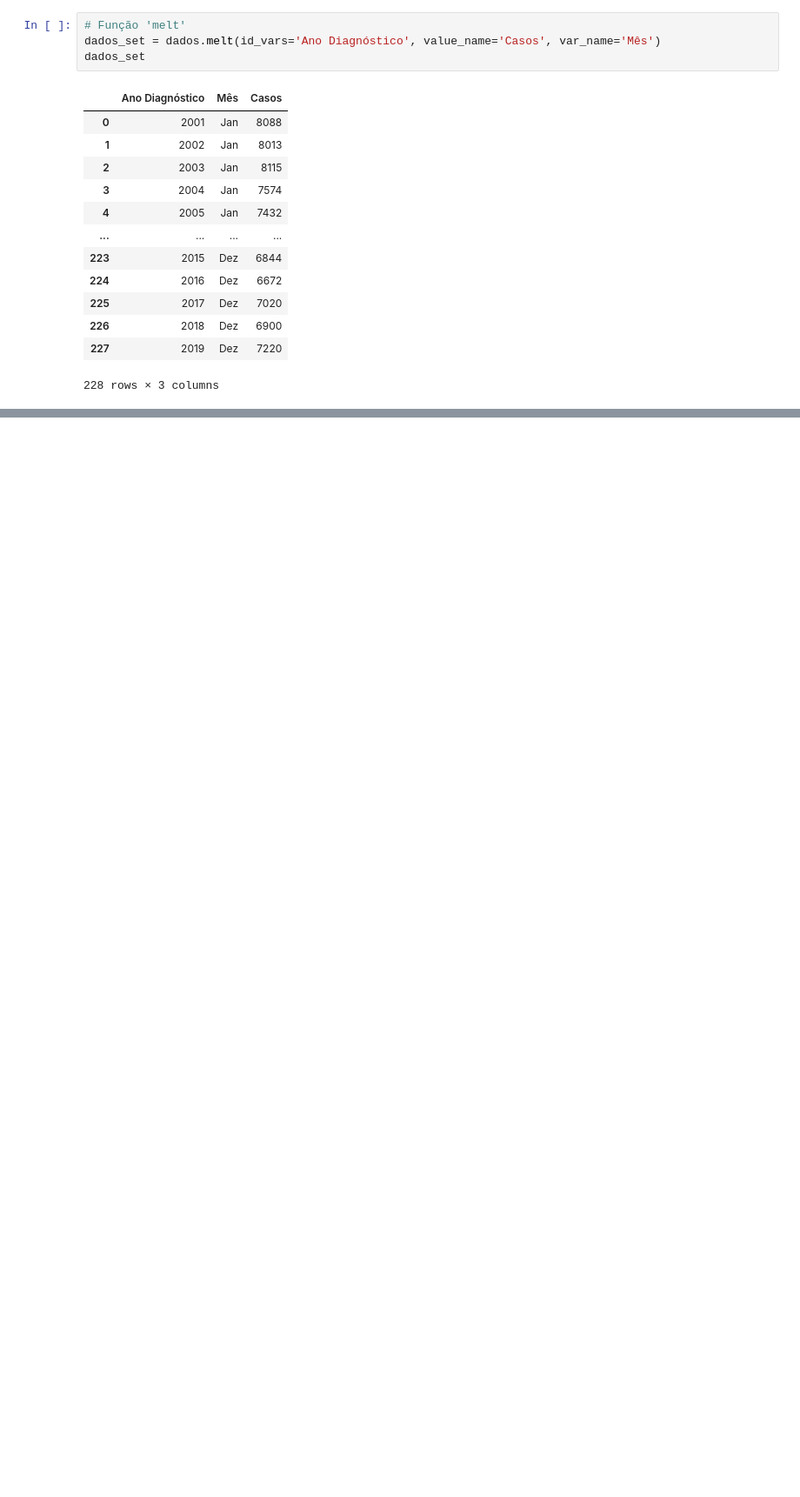
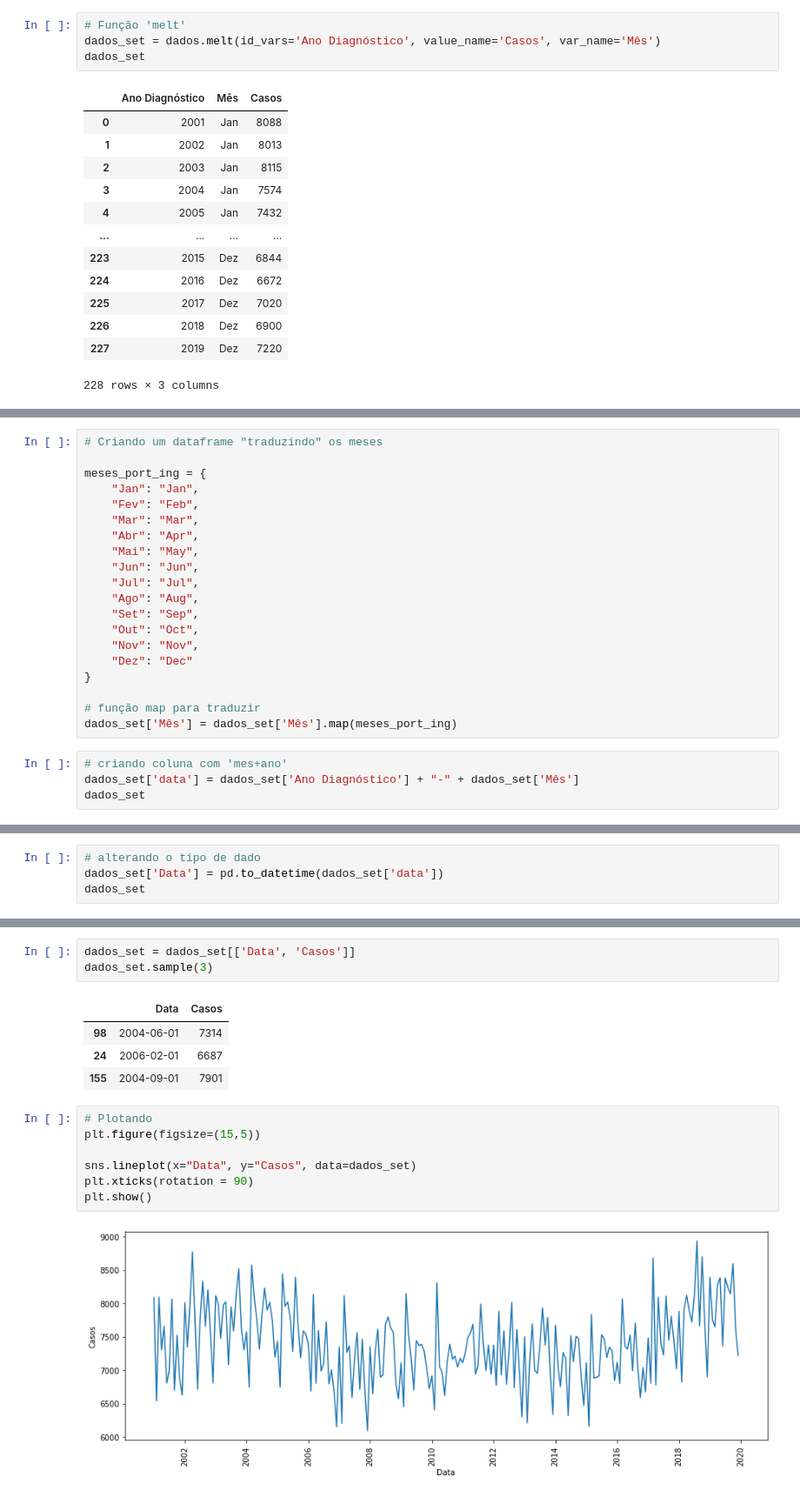
Before and after one commit to daianeklein/bootcamp-Alura, a Jupyter notebook: Modulo4-Series_temporais.ipynb, the cells around one changed output, grey strips where cells are left out. Shown at 87% size. Saved outputs shown, nothing was run; the diff lists cells and outputs as text; blank space fills up the shorter version.

```diff
--- a/Modulo4-Series_temporais.ipynb
+++ b/Modulo4-Series_temporais.ipynb
@@ -140,0 +118,24 @@ Dez
+# %%
+# Criando um dataframe "traduzindo" os meses
+
+meses_port_ing = {
+    "Jan": "Jan",
+    "Fev": "Feb",
+    "Mar": "Mar",
+    "Abr": "Apr",
+    "Mai": "May",
+    "Jun": "Jun",
+    "Jul": "Jul",
+    "Ago": "Aug",
+    "Set": "Sep",
+    "Out": "Oct",
+    "Nov": "Nov",
+    "Dez": "Dec"
+}
+
+# função map para traduzir
+dados_set['Mês'] = dados_set['Mês'].map(meses_port_ing)
+# %%
+# criando coluna com 'mes+ano'
+dados_set['data'] = dados_set['Ano Diagnóstico'] + "-" + dados_set['Mês']
+dados_set
@@ -140,0 +170,4 @@ Dez
+# %%
+# alterando o tipo de dado
+dados_set['Data'] = pd.to_datetime(dados_set['data'])
+dados_set
@@ -140,0 +188,17 @@ Dez
+# %%
+dados_set = dados_set[['Data', 'Casos']]
+dados_set.sample(3)
+# %% [output]
+|  | Data | Casos |
+| 98 | 2004-06-01 | 7314 |
+| 24 | 2006-02-01 | 6687 |
+| 155 | 2004-09-01 | 7901 |
+# %%
+# Plotando
+plt.figure(figsize=(15,5))
+
+sns.lineplot(x="Data", y="Casos", data=dados_set)
+plt.xticks(rotation = 90)
+plt.show()
+# %% [output]
+[figure, added]
```
Also changed, not shown: parts of 7 cells of this notebook.
